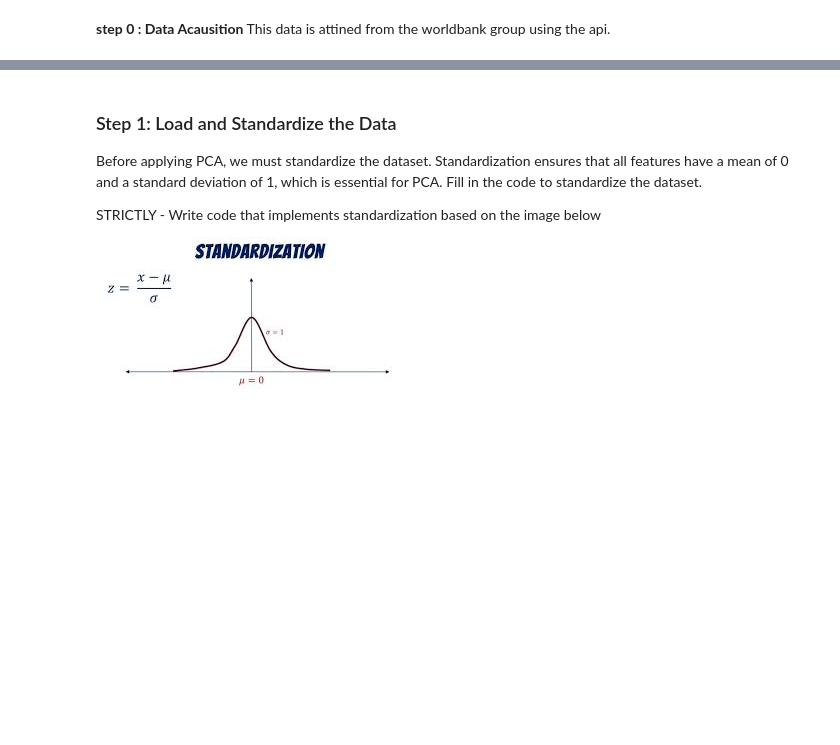
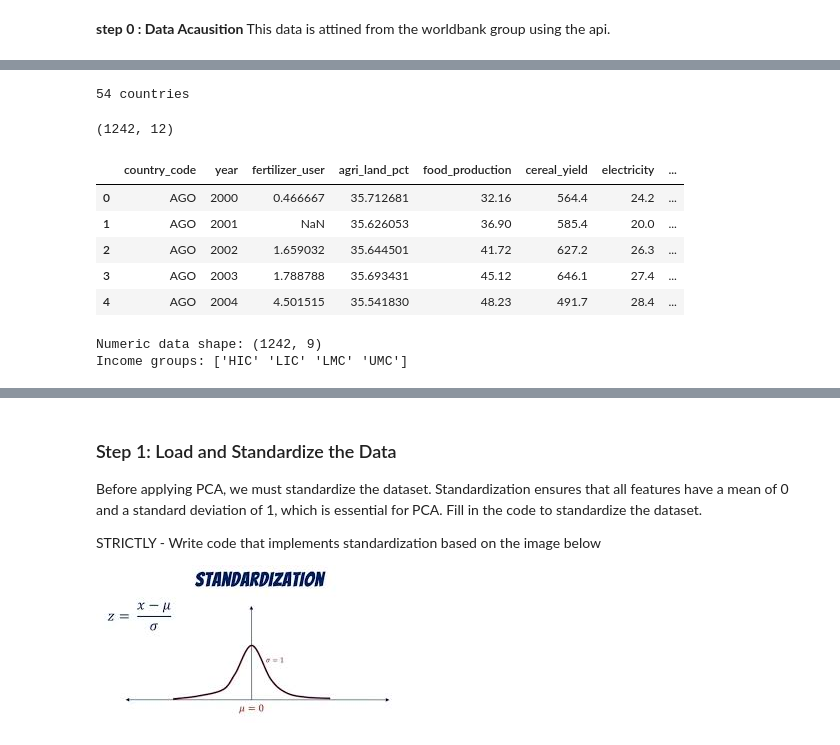
Before and after one commit to ishejaladouce/PCA-Formative_1_Pair_11, a Jupyter notebook: PCA_Formative_1_Pair_11.ipynb, the cells around one changed output, grey strips where cells are left out. Cells and saved outputs as stored; diff of their text form; code cells hidden in the pictures; blank space fills up the shorter version.

```diff
--- a/PCA_Formative_1_Pair_11.ipynb
+++ b/PCA_Formative_1_Pair_11.ipynb
@@ -31,0 +35,15 @@ indicators_for_use{
+# %%
+indicators_for_use= {
+    'AG.YLD.CREL.KG': 'cereal_yield',
+    'AG.CON.FERT.ZS': 'fertilizer_user',
+    'AG.LND.AGRI.ZS': 'agri_land_pct',
+    'NV.AGR.TOTL.ZS': 'agri_value_added_pct',
+    'SP.RUR.TOTL.ZS': 'rural_pop_pct',
+    'SN.ITK.DEFC.ZS': 'undernourishment_pct',
+    'NY.GDP.PCAP.CD' : 'gdp_per_capacita',
+    'AG.PRD.FOOD.XD': 'food_production',
+    'EG.ELC.ACCS.ZS': 'electricity',
+
+}
+
+wb.series.info(list(indicators_for_use))
@@ -31,0 +62,35 @@ indicators_for_use{
+# %%
+african= list(wb.region.members('SSF')) + ['DZA', 'EGY', 'LBY', 'MAR', 'TUN','DJI']
+print(len(african), "countries")
+# %% [output]
+54 countries
+# %%
+df_agri=wb.data.DataFrame(list(indicators_for_use), economy=african,
+                          time=range(2000,2023),
+                          columns = 'series', numericTimeKeys=True)
+df_agri =df_agri.rename(columns=indicators_for_use).reset_index()
+df_agri= df_agri.rename(columns={'economy': 'country_code','time': 'year'})
+
+meta= wb.economy.DataFrame(african)[['incomeLevel']]
+df_agri=df_agri.merge(meta, left_on='country_code', right_index=True)
+df_agri = df_agri.rename(columns={'incomeLevel': 'income_group'})
+print(df_agri.shape)
+df_agri.head()
+# %% [output]
+(1242, 12)
+|  | country_code | year | fertilizer_user | agri_land_pct | food_production | cereal_yield | electricity | ... |
+| 0 | AGO | 2000 | 0.466667 | 35.712681 | 32.16 | 564.4 | 24.2 | ... |
+| 1 | AGO | 2001 | NaN | 35.626053 | 36.90 | 585.4 | 20.0 | ... |
+| 2 | AGO | 2002 | 1.659032 | 35.644501 | 41.72 | 627.2 | 26.3 | ... |
+| 3 | AGO | 2003 | 1.788788 | 35.693431 | 45.12 | 646.1 | 27.4 | ... |
+| 4 | AGO | 2004 | 4.501515 | 35.541830 | 48.23 | 491.7 | 28.4 | ... |
+# %%
+numeric_cols = list(indicators_for_use.values())
+X_raw = df_agri[numeric_cols].to_numpy(dtype=float)
+country_codes = df_agri['country_code'].to_numpy()
+income = df_agri['income_group'].to_numpy()      # non-numeric column: used for plot colours, not in the PCA
+print("Numeric data shape:", X_raw.shape)
+print("Income groups:", np.unique(income))
+# %% [output]
+Numeric data shape: (1242, 9)
+Income groups: ['HIC' 'LIC' 'LMC' 'UMC']
```
Also changed, not shown: parts of 21 cells of this notebook.
